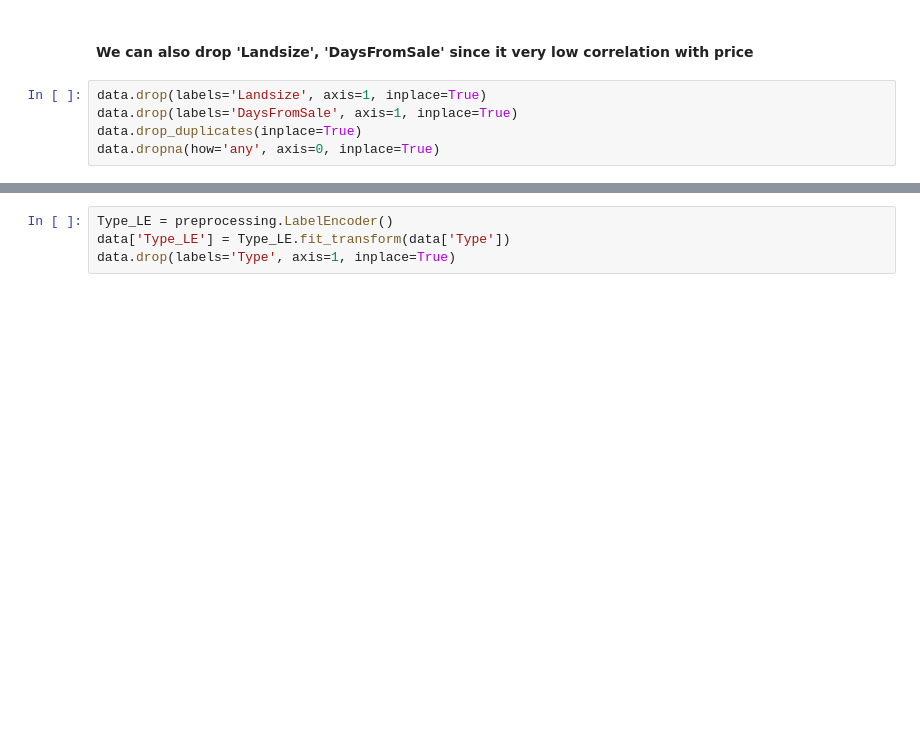
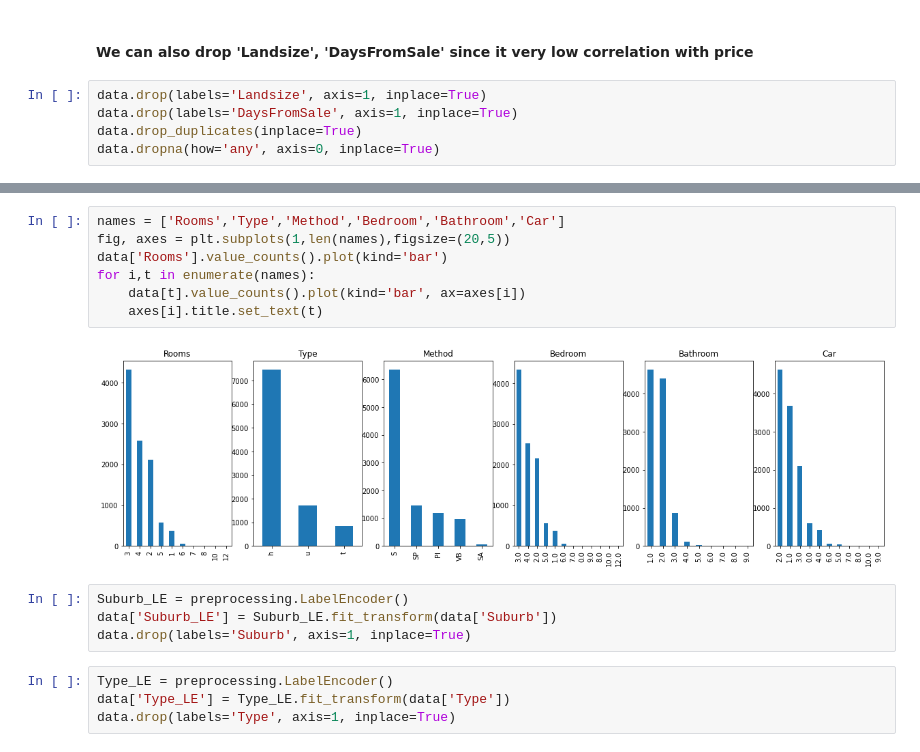
Before and after one commit to pldrobot/ML_Course_Submissions, a Jupyter notebook: Project/Project_Model _Train.ipynb, the cells around one changed output, grey strips where cells are left out. Cells and saved outputs as stored; diff of their text form; blank space fills up the shorter version.

```diff
--- a/Project/Project_Model _Train.ipynb
+++ b/Project/Project_Model _Train.ipynb
@@ -152,3 +166,16 @@ sns.boxplot(y="Distance", data=data)
+# %%
+names = ['Rooms','Type','Method','Bedroom','Bathroom','Car']
+fig, axes = plt.subplots(1,len(names),figsize=(20,5))
+data['Rooms'].value_counts().plot(kind='bar')
+for i,t in enumerate(names):
+    data[t].value_counts().plot(kind='bar', ax=axes[i])
+    axes[i].title.set_text(t)
+# %% [output]
+[figure, added]
+# %%
+Suburb_LE = preprocessing.LabelEncoder()
+data['Suburb_LE'] = Suburb_LE.fit_transform(data['Suburb'])
+data.drop(labels='Suburb', axis=1, inplace=True)
 # %%
 Type_LE = preprocessing.LabelEncoder()
 data['Type_LE'] = Type_LE.fit_transform(data['Type'])
```
Also changed, not shown: parts of 21 cells of this notebook.
